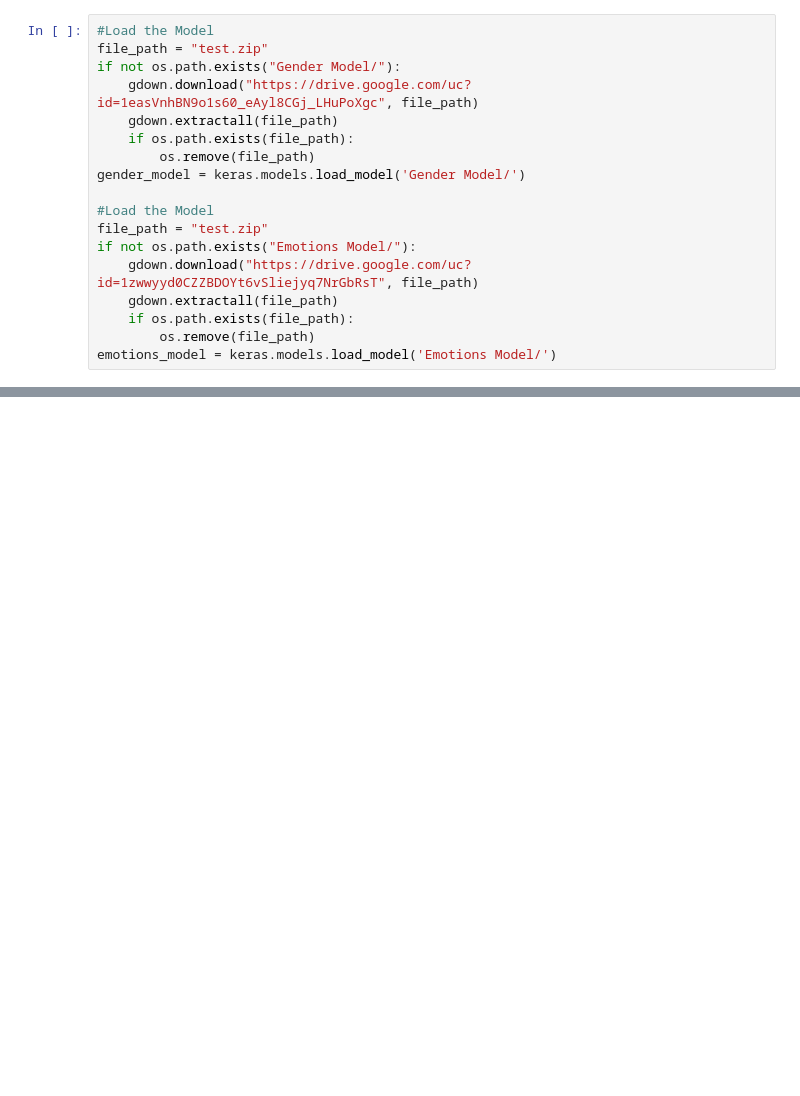
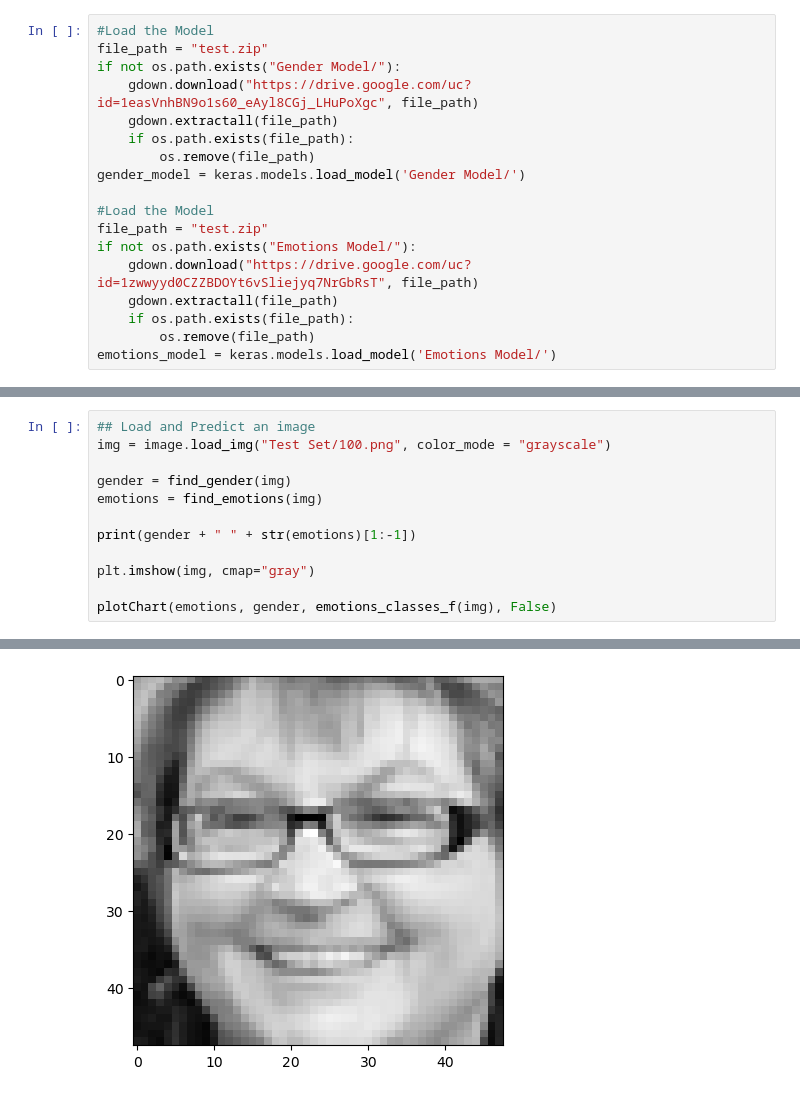
Before and after one commit to Piccio98/FER-and-GR-Project, a Jupyter notebook: VAR Project.ipynb, the cells around one changed output, grey strips where cells are left out. Saved outputs shown, nothing was run; the diff lists cells and outputs as text; blank space fills up the shorter version.

```diff
--- a/VAR Project.ipynb
+++ b/VAR Project.ipynb
@@ -122,0 +170,13 @@ Woman 'Happy': 0.9999998, 'Disgust': 0.9894922, 'Neutral': 0.85764444
+# %%
+## Load and Predict an image
+img = image.load_img("Test Set/100.png", color_mode = "grayscale")
+
+gender = find_gender(img)
+emotions = find_emotions(img)
+
+print(gender + " " + str(emotions)[1:-1])
+
+plt.imshow(img, cmap="gray")
+
+plotChart(emotions, gender, emotions_classes_f(img), False)
+# %% [output]
@@ -122,0 +187 @@ Woman 'Happy': 0.9999998, 'Disgust': 0.9894922, 'Neutral': 0.85764444
+[figure, added]
```
Also changed, not shown: parts of 7 cells of this notebook.
